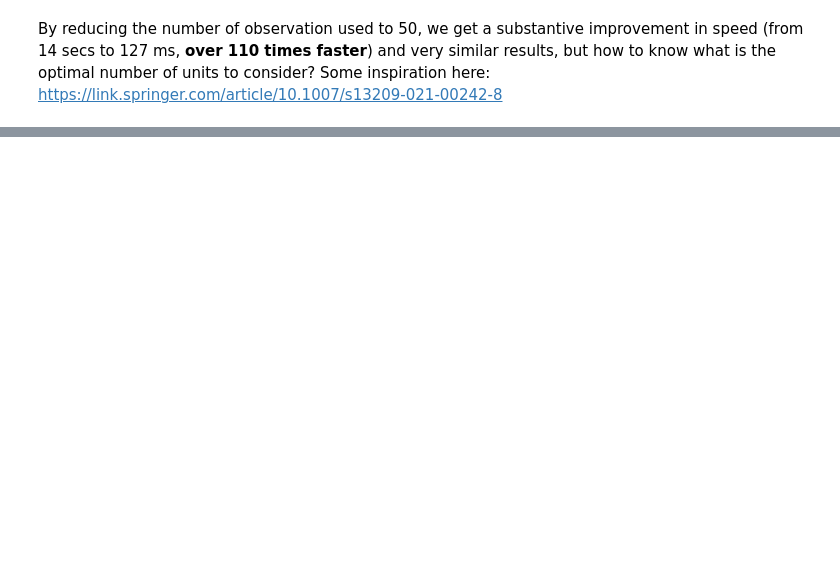
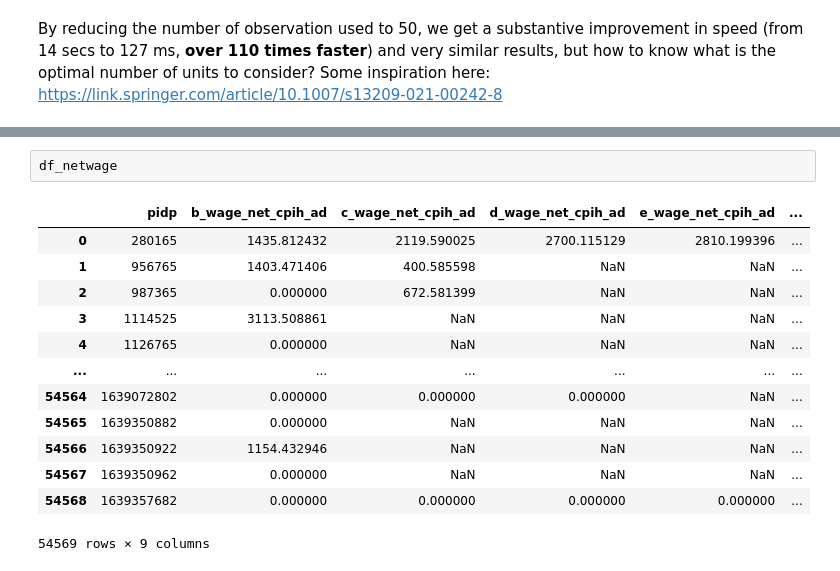
Before and after one commit to centre-for-care/costofcare, a Jupyter notebook: Synthetic_control_review.ipynb, the cells around one changed output, grey strips where cells are left out. Drawn from its saved outputs; the diff is of its cells as text; blank space fills up the shorter version.

```diff
--- a/Synthetic_control_review.ipynb
+++ b/Synthetic_control_review.ipynb
@@ -255,0 +329,16 @@ By reducing the number of observation used to 50, we get a substantive improveme
+# %%
+df_netwage
+# %% [output]
+|  | pidp | b_wage_net_cpih_ad | c_wage_net_cpih_ad | d_wage_net_cpih_ad | e_wage_net_cpih_ad | ... |
+| 0 | 280165 | 1435.812432 | 2119.590025 | 2700.115129 | 2810.199396 | ... |
+| 1 | 956765 | 1403.471406 | 400.585598 | NaN | NaN | ... |
+| 2 | 987365 | 0.000000 | 672.581399 | NaN | NaN | ... |
+| 3 | 1114525 | 3113.508861 | NaN | NaN | NaN | ... |
+| 4 | 1126765 | 0.000000 | NaN | NaN | NaN | ... |
+| ... | ... | ... | ... | ... | ... | ... |
+| 54564 | 1639072802 | 0.000000 | 0.000000 | 0.000000 | NaN | ... |
+| 54565 | 1639350882 | 0.000000 | NaN | NaN | NaN | ... |
+| 54566 | 1639350922 | 1154.432946 | NaN | NaN | NaN | ... |
+| 54567 | 1639350962 | 0.000000 | NaN | NaN | NaN | ... |
+| 54568 | 1639357682 | 0.000000 | 0.000000 | 0.000000 | 0.000000 | ... |
+54569 rows × 9 columns
```
Also changed, not shown: parts of 13 cells of this notebook.
